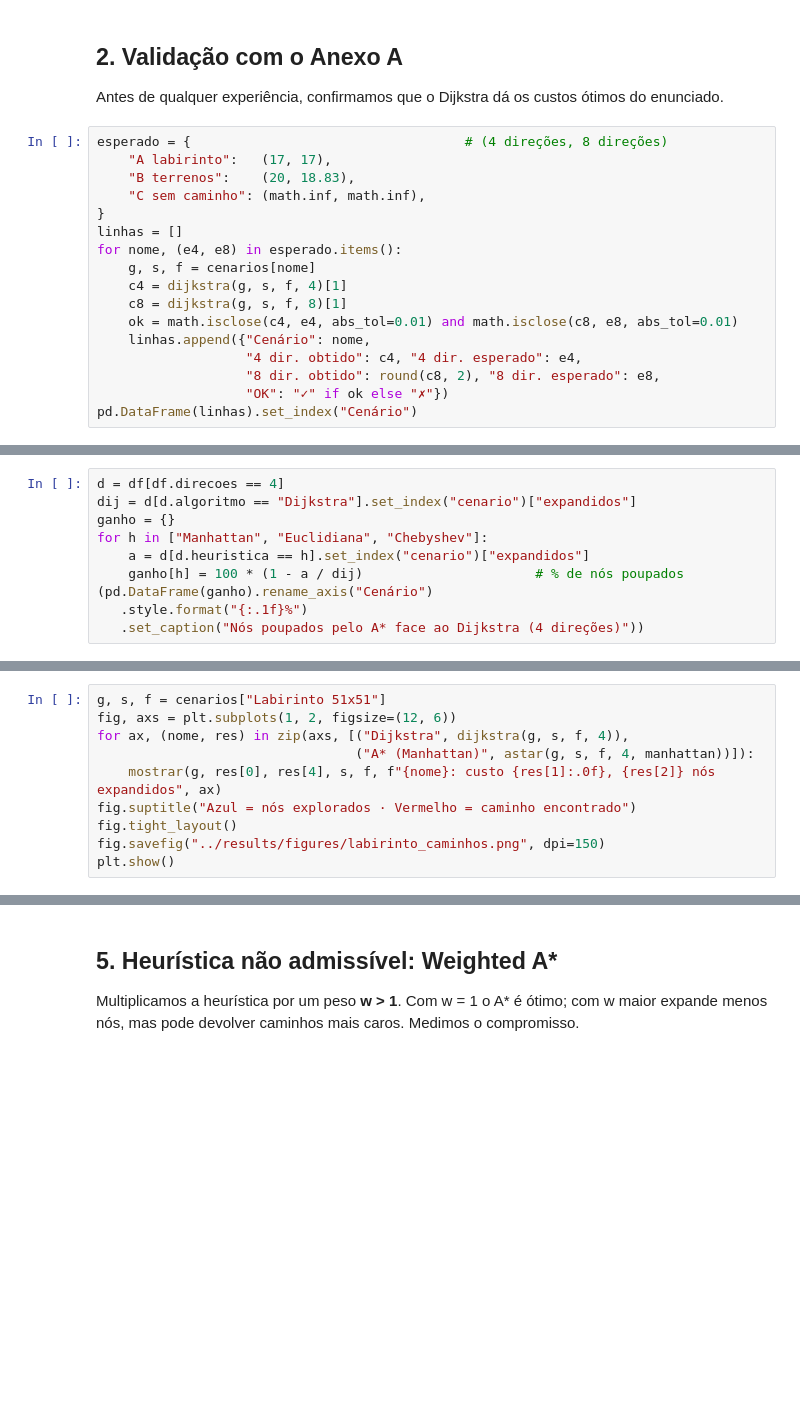
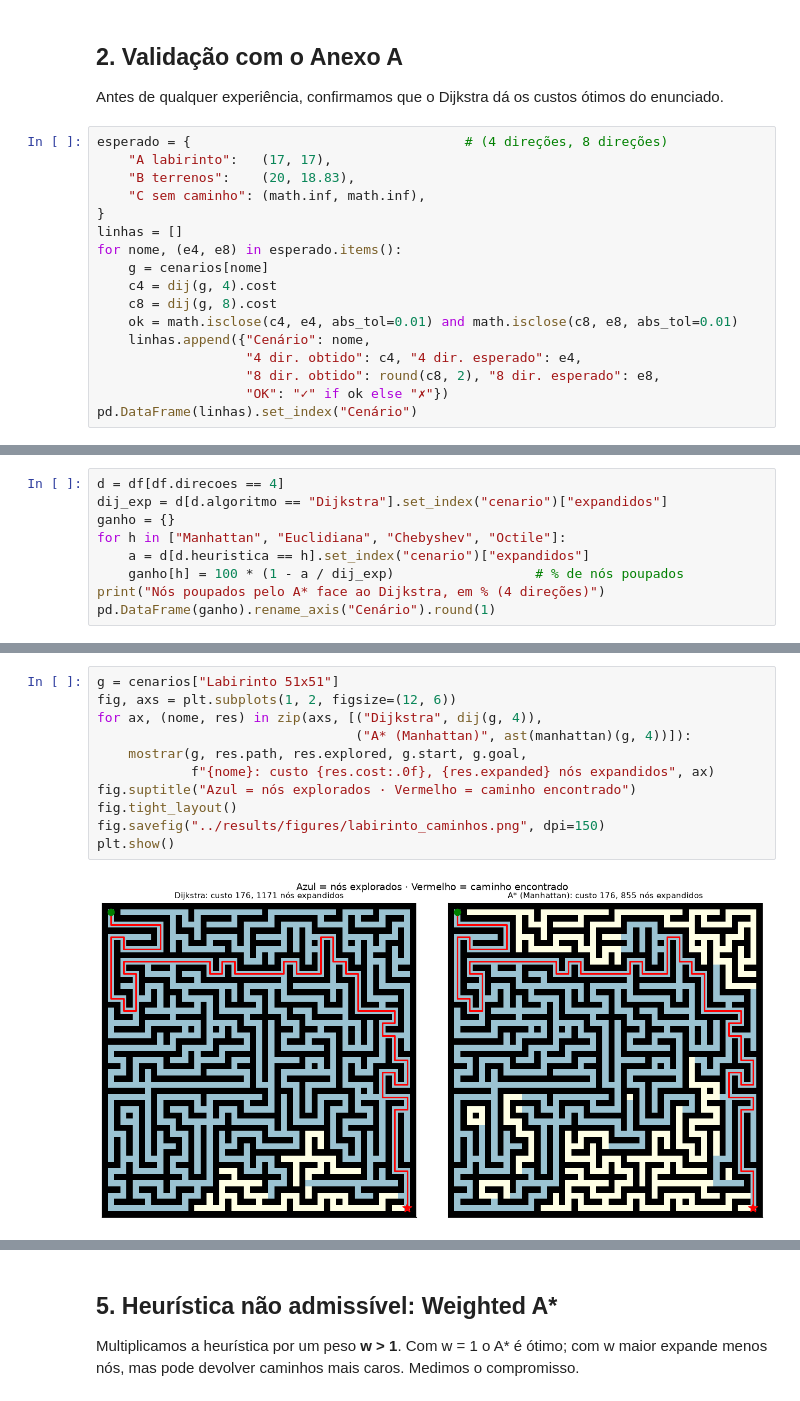
Before and after one commit to nadiabento/PathFinder-AI, a Jupyter notebook: notebooks/experiments.ipynb, the cells around one changed output, grey strips where cells are left out. Cells and saved outputs as stored; diff of their text form; blank space fills up the shorter version.

```diff
--- a/notebooks/experiments.ipynb
+++ b/notebooks/experiments.ipynb
@@ -92,9 +104,9 @@ esperado = {                                   # (4 direções, 8 direções)
 }
 linhas = []
 for nome, (e4, e8) in esperado.items():
-    g, s, f = cenarios[nome]
-    c4 = dijkstra(g, s, f, 4)[1]
-    c8 = dijkstra(g, s, f, 8)[1]
+    g = cenarios[nome]
+    c4 = dij(g, 4).cost
+    c8 = dij(g, 8).cost
     ok = math.isclose(c4, e4, abs_tol=0.01) and math.isclose(c8, e8, abs_tol=0.01)
     linhas.append({"Cenário": nome,
                    "4 dir. obtido": c4, "4 dir. esperado": e4,
@@ -128,10 +177,9 @@ t4 = (df[df.direcoes == 4]
 # %%
 d = df[df.direcoes == 4]
-dij = d[d.algoritmo == "Dijkstra"].set_index("cenario")["expandidos"]
+dij_exp = d[d.algoritmo == "Dijkstra"].set_index("cenario")["expandidos"]
 ganho = {}
-for h in ["Manhattan", "Euclidiana", "Chebyshev"]:
+for h in ["Manhattan", "Euclidiana", "Chebyshev", "Octile"]:
     a = d[d.heuristica == h].set_index("cenario")["expandidos"]
-    ganho[h] = 100 * (1 - a / dij)                      # % de nós poupados
-(pd.DataFrame(ganho).rename_axis("Cenário")
-   .style.format("{:.1f}%")
-   .set_caption("Nós poupados pelo A* face ao Dijkstra (4 direções)"))
+    ganho[h] = 100 * (1 - a / dij_exp)                  # % de nós poupados
+print("Nós poupados pelo A* face ao Dijkstra, em % (4 direções)")
+pd.DataFrame(ganho).rename_axis("Cenário").round(1)
@@ -144,10 +225,13 @@ plt.show()
 # %%
-g, s, f = cenarios["Labirinto 51x51"]
+g = cenarios["Labirinto 51x51"]
 fig, axs = plt.subplots(1, 2, figsize=(12, 6))
-for ax, (nome, res) in zip(axs, [("Dijkstra", dijkstra(g, s, f, 4)),
-                                 ("A* (Manhattan)", astar(g, s, f, 4, manhattan))]):
-    mostrar(g, res[0], res[4], s, f, f"{nome}: custo {res[1]:.0f}, {res[2]} nós expandidos", ax)
+for ax, (nome, res) in zip(axs, [("Dijkstra", dij(g, 4)),
+                                 ("A* (Manhattan)", ast(manhattan)(g, 4))]):
+    mostrar(g, res.path, res.explored, g.start, g.goal,
+            f"{nome}: custo {res.cost:.0f}, {res.expanded} nós expandidos", ax)
 fig.suptitle("Azul = nós explorados · Vermelho = caminho encontrado")
 fig.tight_layout()
 fig.savefig("../results/figures/labirinto_caminhos.png", dpi=150)
 plt.show()
+# %% [output]
+[figure, added]
```
Also changed, not shown: parts of 23 cells of this notebook, 17 other files.
